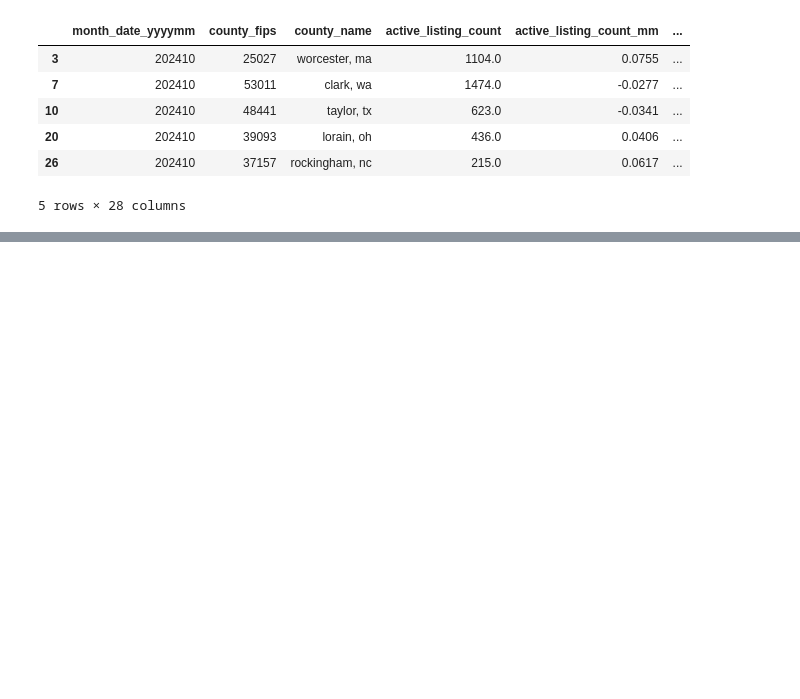
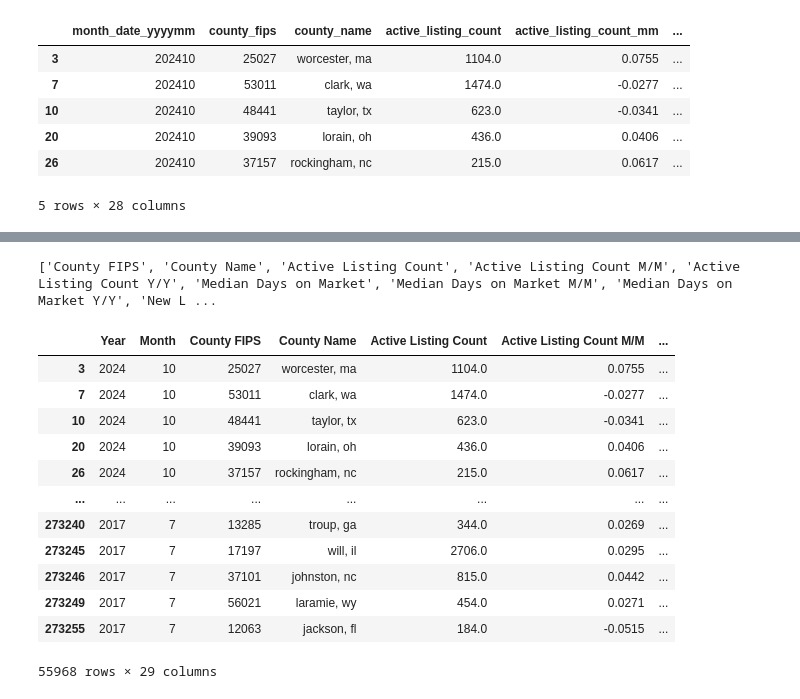
Before and after one commit to Savanna0/Project_4, a Jupyter notebook: cleaning data.ipynb, the cells around one changed output, grey strips where cells are left out. Cells and saved outputs as stored; diff of their text form; code cells hidden in the pictures; blank space fills up the shorter version.

```diff
--- a/cleaning data.ipynb
+++ b/cleaning data.ipynb
@@ -169,3 +169,9 @@ df_renamed.head()
 | 20 | 202410 | 39093 | lorain, oh | 436.0 | 0.0406 | ... |
 | 26 | 202410 | 37157 | rockingham, nc | 215.0 | 0.0617 | ... |
 5 rows × 28 columns
+# %%
+#df_renamed['Year'] = df_renamed['Date YYYYMM'].str[:4].astype(int)
+#df_renamed['Month'] = df_renamed['Date YYYYMM'].str[4:].astype(int)
+
+df_renamed['Year'] = df_renamed['Date YYYYMM'].astype(str).str[:4].astype(int)  # Convert the year to integer
+df_renamed['Month'] = df_renamed['Date YYYYMM'].astype(str).str[4:6].astype(int)  # Convert the month to integer
@@ -171,0 +194,3 @@ df_renamed.head()
+# %%
+new_df= df_renamed.drop(['Date YYYYMM'], axis=1)
+new_df
@@ -171,0 +211,29 @@ df_renamed.head()
+# %%
+column_names = new_df.columns.tolist()
+print(column_names)
+# %% [output]
+['County FIPS', 'County Name', 'Active Listing Count', 'Active Listing Count M/M', 'Active Listing Count Y/Y', 'Median Days on Market', 'Median Days on Market M/M', 'Median Days on Market Y/Y', 'New L ...
+# %%
+# Reorder columns
+df_reordered = new_df[['Year', 'Month','County FIPS', 'County Name', 'Active Listing Count', 'Active Listing Count M/M', 'Active Listing Count Y/Y', 'Median Days on Market',
+                   'Median Days on Market M/M', 'Median Days on Market Y/Y', 'New Listing Count', 'Price Increase Count', 'Price Increase Count M/M',
+                   'Price Increase Count Y/Y', 'Price Decrease Count', 'Price Decrease Count M/M', 'Price Decrease Count Y/Y', 'Median List Price Per Sqft',
+                   'Median List Price Per Sqft M/M', 'Median List Price Per Sqft Y/Y', 'Median Sqft', 'Median sqft M/M', 'Median Sqft Y/Y',
+                   'Avg Listing Price', 'Avg Listing Price M/M', 'Avg Listing Price Y/Y', 'Total Listing Count', 'Total Listing Count M/M',
+                   'Total Listing Count Y/Y']]
+
+df_reordered
+# %% [output]
+|  | Year | Month | County FIPS | County Name | Active Listing Count | Active Listing Count M/M | ... |
+| 3 | 2024 | 10 | 25027 | worcester, ma | 1104.0 | 0.0755 | ... |
+| 7 | 2024 | 10 | 53011 | clark, wa | 1474.0 | -0.0277 | ... |
+| 10 | 2024 | 10 | 48441 | taylor, tx | 623.0 | -0.0341 | ... |
+| 20 | 2024 | 10 | 39093 | lorain, oh | 436.0 | 0.0406 | ... |
+| 26 | 2024 | 10 | 37157 | rockingham, nc | 215.0 | 0.0617 | ... |
+| ... | ... | ... | ... | ... | ... | ... | ... |
+| 273240 | 2017 | 7 | 13285 | troup, ga | 344.0 | 0.0269 | ... |
+| 273245 | 2017 | 7 | 17197 | will, il | 2706.0 | 0.0295 | ... |
+| 273246 | 2017 | 7 | 37101 | johnston, nc | 815.0 | 0.0442 | ... |
+| 273249 | 2017 | 7 | 56021 | laramie, wy | 454.0 | 0.0271 | ... |
+| 273255 | 2017 | 7 | 12063 | jackson, fl | 184.0 | -0.0515 | ... |
+55968 rows × 29 columns
```
Also changed, not shown: parts of 8 cells of this notebook, 2 other files.
